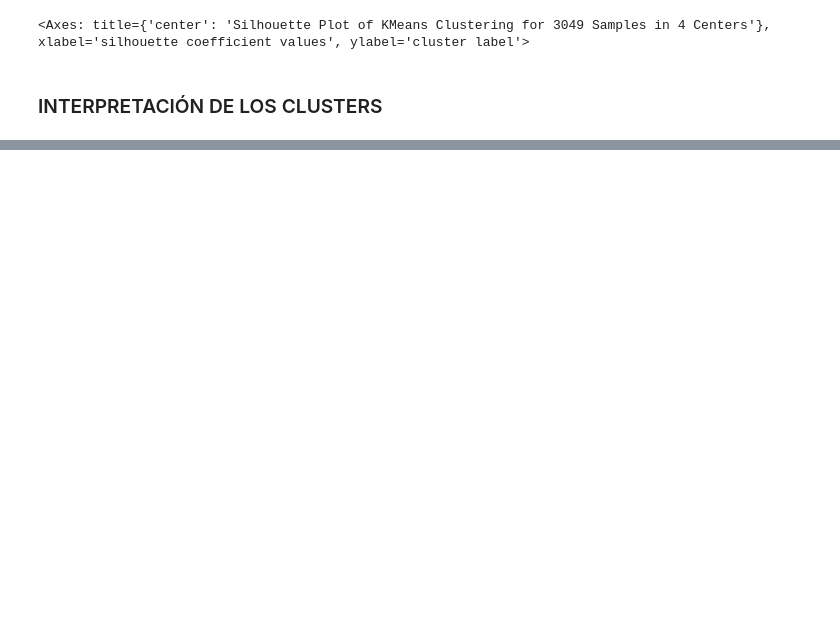
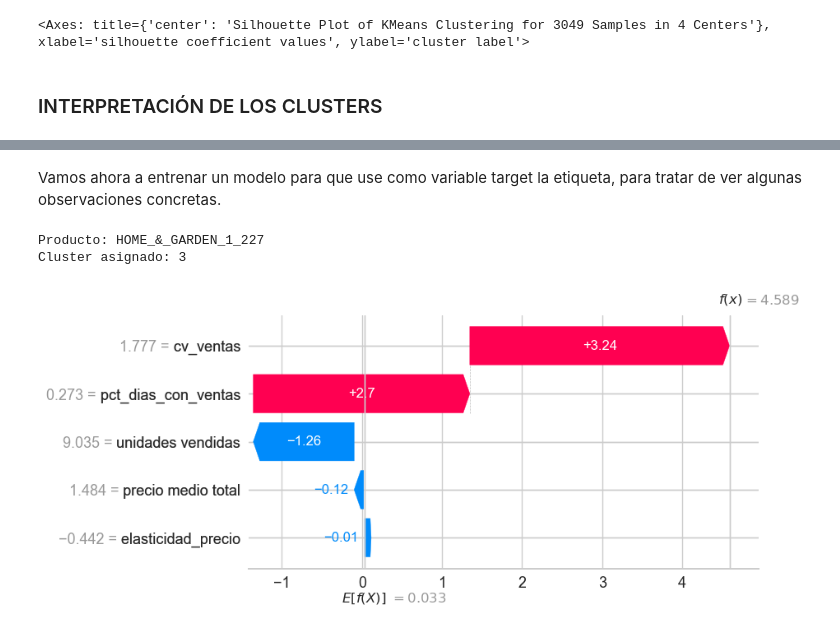
Before and after one commit to luciazarpe/TFM, a Jupyter notebook: clustering productos.ipynb, the cells around one changed output, grey strips where cells are left out. Cells and saved outputs as stored; diff of their text form; code cells hidden in the pictures; blank space fills up the shorter version.

Commit message:
clustering productos acabado

```diff
--- a/clustering productos.ipynb
+++ b/clustering productos.ipynb
@@ -648,0 +611,37 @@ fig.show()
+# %% [markdown]
+Vamos ahora a entrenar un modelo para que use como variable target la etiqueta, para tratar de ver algunas observaciones concretas.
+# %%
+# X = df_final.drop(columns=["item", "cluster_kmeans", "porcentaje_findes", "porcentaje_festivos", "regionalidad"]).copy()
+X = df_final[variables_negocio].copy()
+X = X.drop(columns=["item"])
+y = df_final["cluster_kmeans"]
+model_xgb = xgb.XGBClassifier( n_estimators=300, max_depth=4, learning_rate=0.05,subsample=0.8, colsample_bytree=0.8, eval_metric="mlogloss", random_state=42)
+model_xgb.fit(X, y)
+y_pred = model_xgb.predict(X)
+
+dmatrix = xgb.DMatrix(X)
+shap_values_xgb = model_xgb.get_booster().predict(
+    dmatrix,
+    pred_contribs=True
+)
+
+shap_values = shap_values_xgb[:, :, :-1]
+# %%
+def pintar_shap_clusters(ejemplo):
+    cluster_real = int(y.iloc[ejemplo])
+
+    base_value = shap_values_xgb[ejemplo, cluster_real, -1]
+    values = shap_values[ejemplo, cluster_real, :]
+
+    exp = shap.Explanation(values=values, base_values=base_value, data=X.iloc[ejemplo].values, feature_names=X.columns)
+
+    print("Producto:", df_final.loc[X.index[ejemplo], "item"])
+    print("Cluster asignado:", cluster_real)
+
+    shap.plots.waterfall(exp)
+
+pintar_shap_clusters(787)
+# %% [output]
+Producto: HOME_&_GARDEN_1_227
+Cluster asignado: 3
+[figure, added]
```
Also changed, not shown: parts of 27 cells of this notebook.
